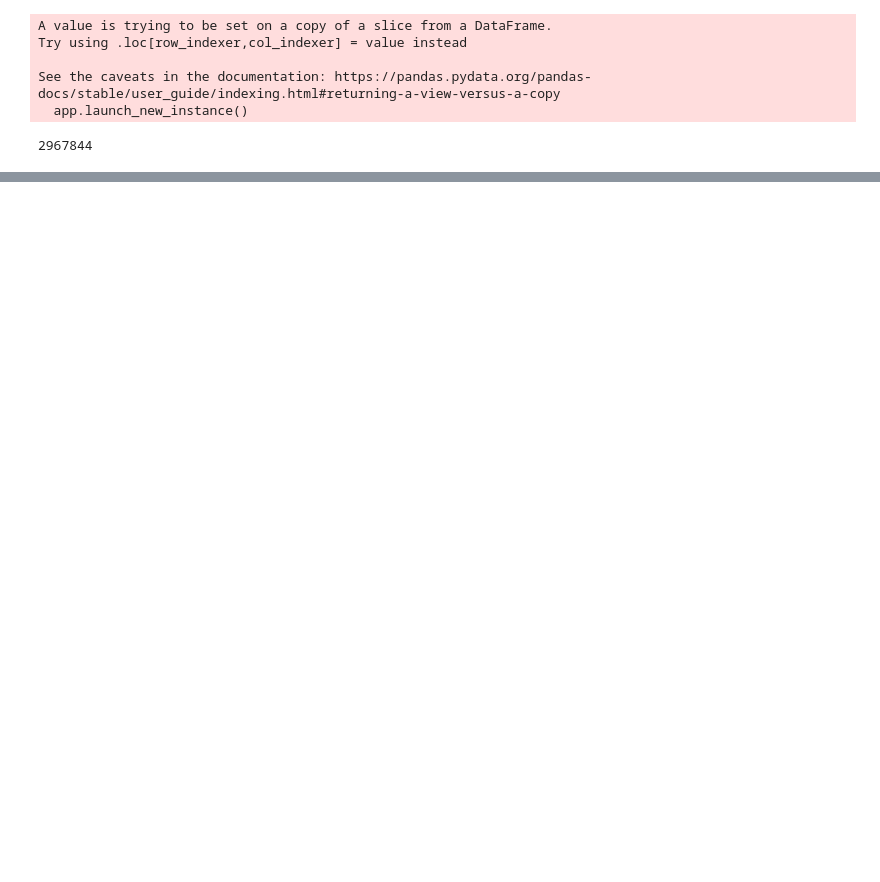
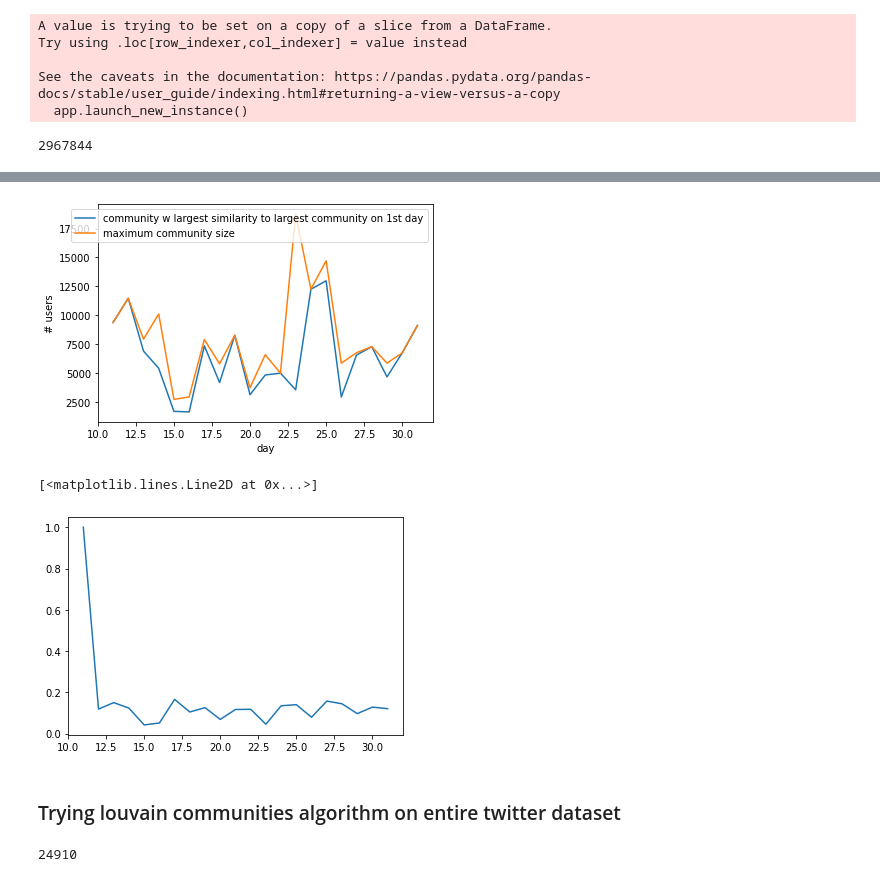
Before and after one commit to yuhsin-huang/Math168Project, a Jupyter notebook: twitter.ipynb, the cells around one changed output, grey strips where cells are left out. Drawn from its saved outputs; the diff is of its cells as text; code cells hidden in the pictures; blank space fills up the shorter version.

```diff
--- a/twitter.ipynb
+++ b/twitter.ipynb
@@ -64,0 +143,22 @@ len(completed_df)
+# %%
+# maxsize is an array of the largest communities per day
+change_maxsize = np.array([])
+# maxsims is an array of the maximum similarity scores per day
+change_maxsims = np.array([])
+for day in days:
+    print(day)
+    df_d = pd.read_csv(data_path + f'08_{day}_twitter.csv', dtype="str")
+    G_d = nx.from_pandas_edgelist(df_d, 'user_screen_name', 'target_user')
+    comm_d , filtered_comm_d = find_community(G_d)
+    sims = np.array([])
+    for c in filtered_comm_d:
+        sim = len(largest_comm.intersection(c)) / max(len(comm), len(c))
+        sims = np.append(sims,sim)
+    max_sim  = np.max(sims)
+    change_maxsims = np.append(change_maxsims, max_sim)
+    print(max_sim)
+
+    max_size = len(filtered_comm_d[np.argmax(sims)])
+    change_maxsize = np.append(change_maxsize, max_size)
+    print(max_size)
+    print('-------')
@@ -64,0 +183,14 @@ len(completed_df)
+# %%
+plt.plot(days, change_maxsize, label='community w largest similarity to largest community on 1st day')
+plt.plot(days, maxes, label='maximum community size')
+plt.legend()
+plt.ylabel('# users')
+plt.xlabel('day')
+plt.show()
+plt.plot(days, change_maxsims)
+# %% [output]
+[figure, added]
+[<matplotlib.lines.Line2D at 0x...>]
+[figure, added]
+# %% [markdown]
+### Trying louvain communities algorithm on entire twitter dataset
@@ -64,0 +201,7 @@ len(completed_df)
+# %%
+from networkx.algorithms.community import louvain_communities
+
+comm = louvain_communities(G1, seed=42)
+print(len(comm))
+# %% [output]
+24910
```
Also changed, not shown: parts of 23 cells of this notebook.
